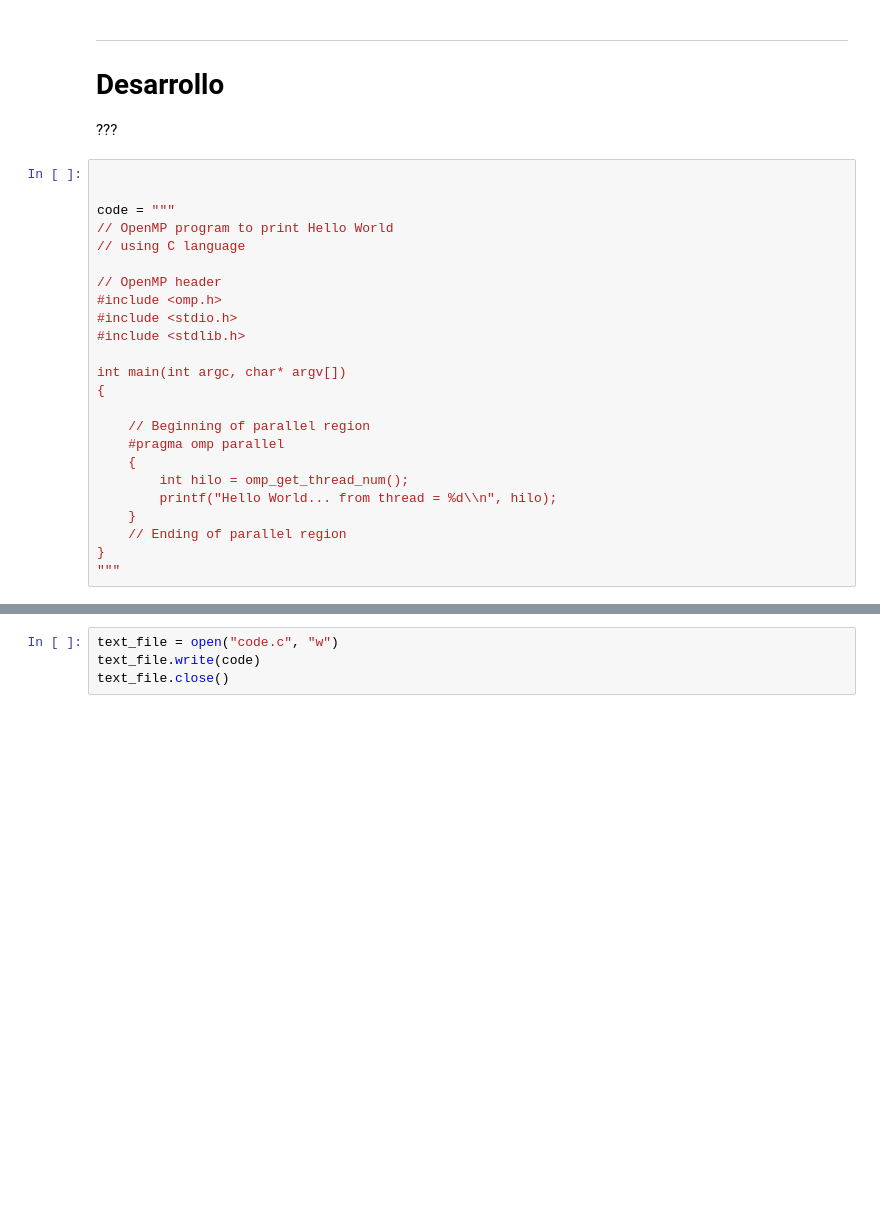
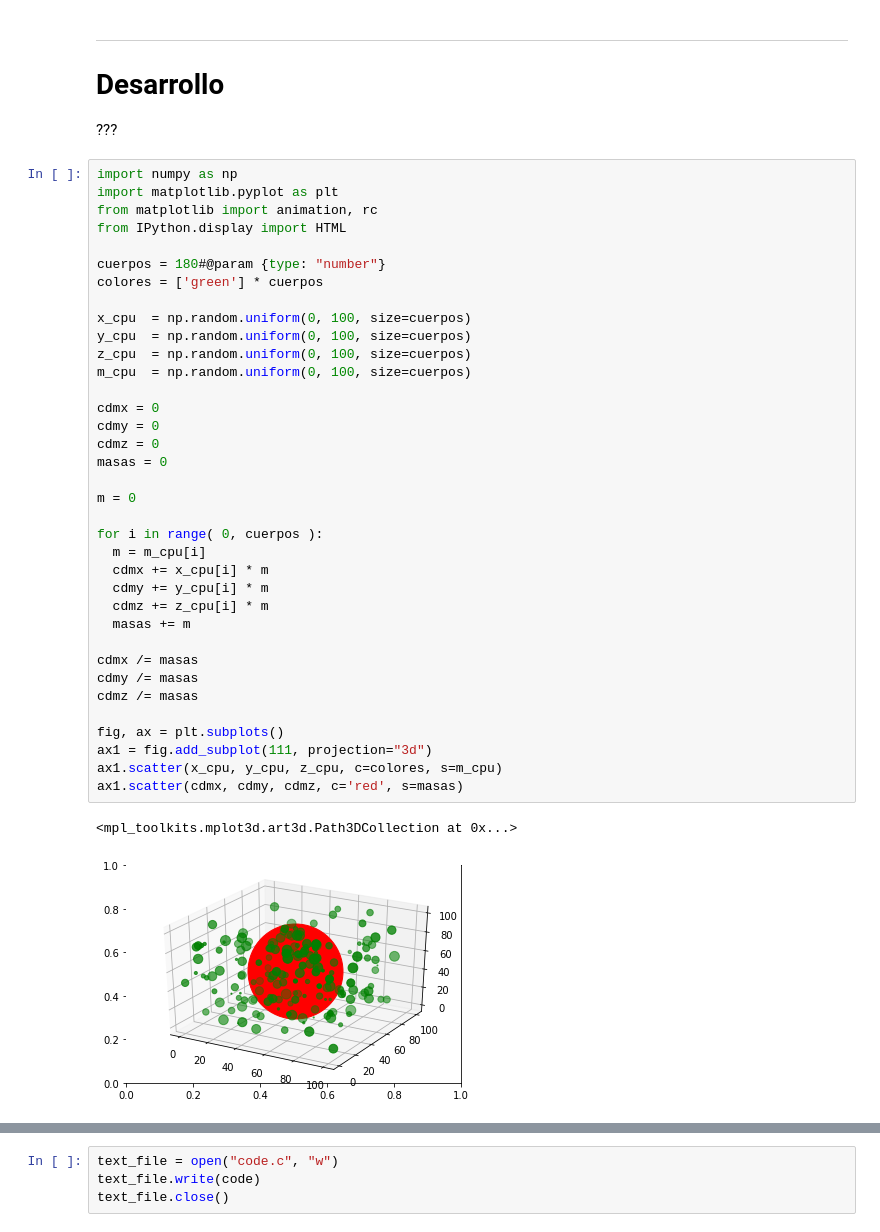
Before and after one commit to CelaPablo/SOA-EA2, a Jupyter notebook: HPC/Cela_Pablo_ejercicio_3.ipynb, the cells around one changed output, grey strips where cells are left out. Saved outputs shown, nothing was run; the diff lists cells and outputs as text; blank space fills up the shorter version.

```diff
--- a/HPC/Cela_Pablo_ejercicio_3.ipynb
+++ b/HPC/Cela_Pablo_ejercicio_3.ipynb
@@ -17,27 +17,42 @@ intro
 # Desarrollo
 
 ???
-# %%
-
-
-code = """
-// OpenMP program to print Hello World
-// using C language
-
-// OpenMP header
-#include <omp.h>
-#include <stdio.h>
-#include <stdlib.h>
-
-int main(int argc, char* argv[])
-{
-
-    // Beginning of parallel region
-    #pragma omp parallel
-    {
-        int hilo = omp_get_thread_num();
-        printf("Hello World... from thread = %d\\n", hilo);
-    }
-    // Ending of parallel region
-}
-"""
+# %%
+import numpy as np
+import matplotlib.pyplot as plt
+from matplotlib import animation, rc
+from IPython.display import HTML
+
+cuerpos = 180#@param {type: "number"}
+colores = ['green'] * cuerpos
+
+x_cpu  = np.random.uniform(0, 100, size=cuerpos)
+y_cpu  = np.random.uniform(0, 100, size=cuerpos)
+z_cpu  = np.random.uniform(0, 100, size=cuerpos)
+m_cpu  = np.random.uniform(0, 100, size=cuerpos)
+
+cdmx = 0
+cdmy = 0
+cdmz = 0
+masas = 0
+
+m = 0
+
+for i in range( 0, cuerpos ):
+  m = m_cpu[i]
+  cdmx += x_cpu[i] * m
+  cdmy += y_cpu[i] * m
+  cdmz += z_cpu[i] * m
+  masas += m
+
+cdmx /= masas
+cdmy /= masas
+cdmz /= masas
+
+fig, ax = plt.subplots()
+ax1 = fig.add_subplot(111, projection="3d")
+ax1.scatter(x_cpu, y_cpu, z_cpu, c=colores, s=m_cpu)
+ax1.scatter(cdmx, cdmy, cdmz, c='red', s=masas)
+# %% [output]
+<mpl_toolkits.mplot3d.art3d.Path3DCollection at 0x...>
+[figure, added]
```
Also changed, not shown: parts of 3 cells of this notebook.
